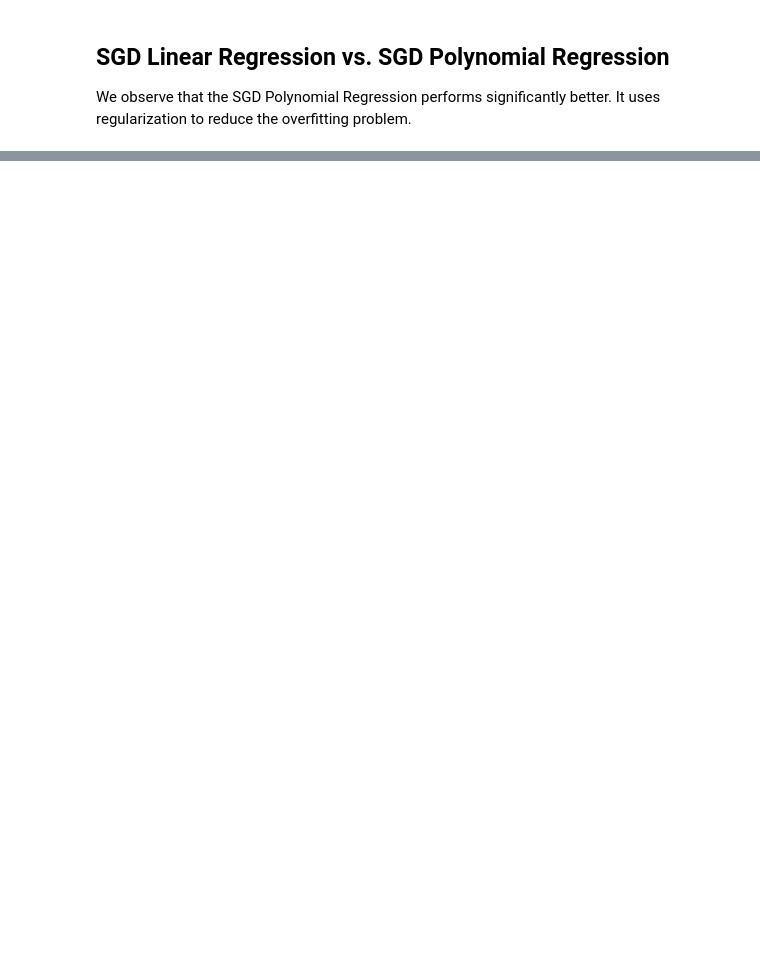
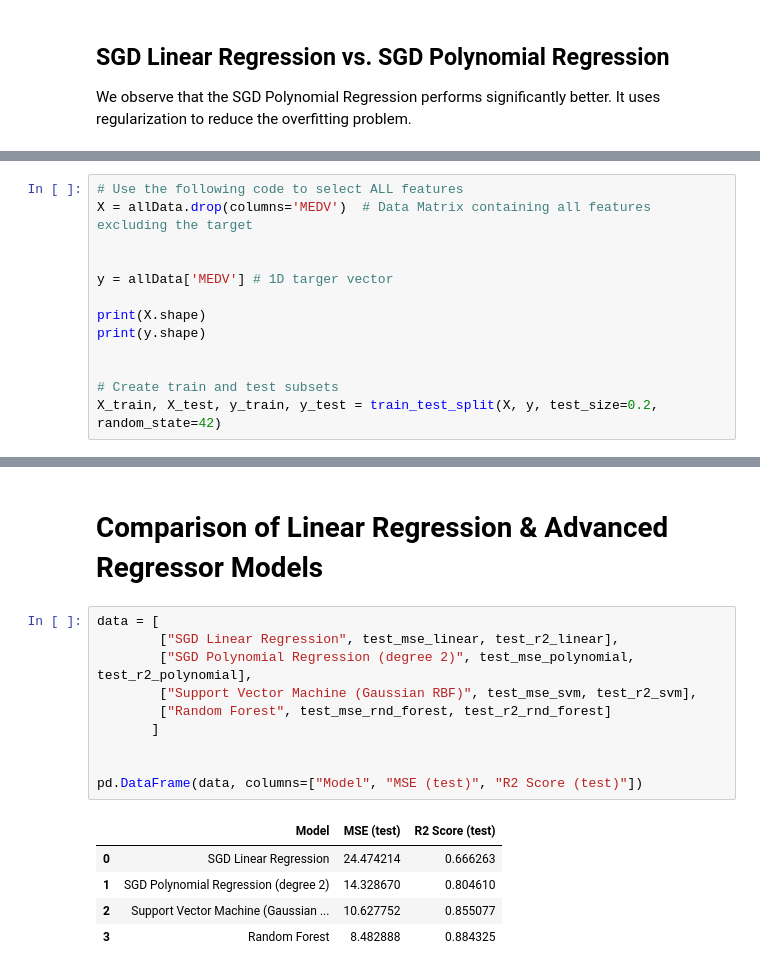
Before and after one commit to rhasanbd/Linear-Regression-Extensive-Adventure, a Jupyter notebook: Linear Regression-4-Gradient Descent.ipynb, the cells around one changed output, grey strips where cells are left out. Saved outputs shown, nothing was run; the diff lists cells and outputs as text; blank space fills up the shorter version.

```diff
--- a/Linear Regression-4-Gradient Descent.ipynb
+++ b/Linear Regression-4-Gradient Descent.ipynb
@@ -700,0 +776,13 @@ pd.DataFrame(data, columns=["Metric", "SGD Linear Regression", "SGD Polynomial R
+# %%
+# Use the following code to select ALL features
+X = allData.drop(columns='MEDV')  # Data Matrix containing all features excluding the target
+
+
+y = allData['MEDV'] # 1D targer vector
+
+print(X.shape)
+print(y.shape)
+
+
+# Create train and test subsets
+X_train, X_test, y_train, y_test = train_test_split(X, y, test_size=0.2, random_state=42)
@@ -700,0 +858,18 @@ pd.DataFrame(data, columns=["Metric", "SGD Linear Regression", "SGD Polynomial R
+# %% [markdown]
+# Comparison of Linear Regression & Advanced Regressor Models
+# %%
+data = [
+        ["SGD Linear Regression", test_mse_linear, test_r2_linear],
+        ["SGD Polynomial Regression (degree 2)", test_mse_polynomial, test_r2_polynomial],
+        ["Support Vector Machine (Gaussian RBF)", test_mse_svm, test_r2_svm],
+        ["Random Forest", test_mse_rnd_forest, test_r2_rnd_forest]
+       ]
+
+
+pd.DataFrame(data, columns=["Model", "MSE (test)", "R2 Score (test)"])
+# %% [output]
+|  | Model | MSE (test) | R2 Score (test) |
+| 0 | SGD Linear Regression | 24.474214 | 0.666263 |
+| 1 | SGD Polynomial Regression (degree 2) | 14.328670 | 0.804610 |
+| 2 | Support Vector Machine (Gaussian ... | 10.627752 | 0.855077 |
+| 3 | Random Forest | 8.482888 | 0.884325 |
```
Also changed, not shown: parts of 21 cells of this notebook, 3 other files.
